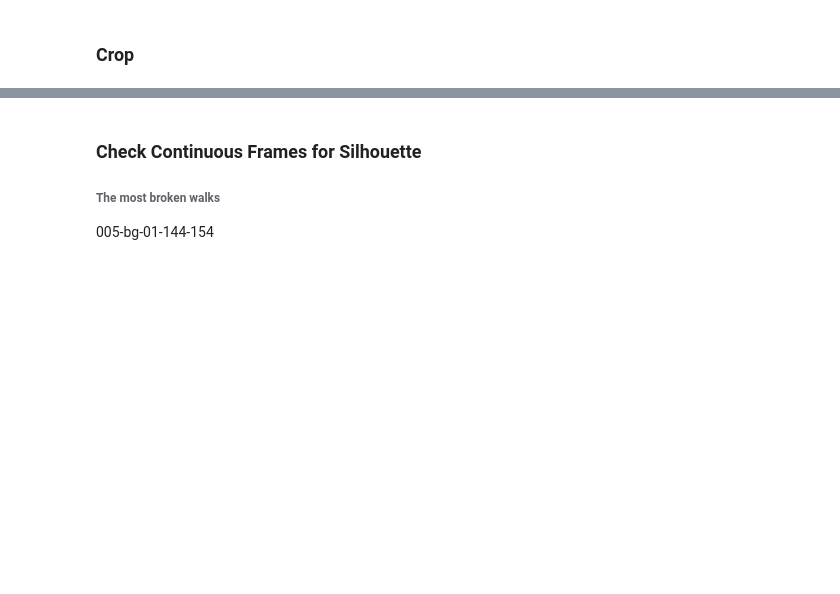
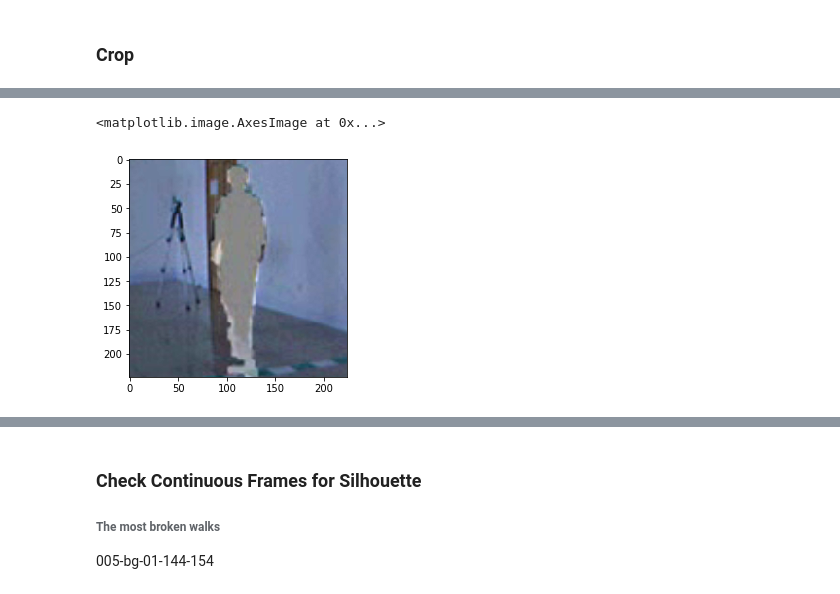
Before and after one commit to exitudio/VIBE, a Jupyter notebook: study/Silhouette-Video-Dataset.ipynb, the cells around one changed output, grey strips where cells are left out. Cells and saved outputs as stored; diff of their text form; code cells hidden in the pictures; blank space fills up the shorter version.

```diff
--- a/study/Silhouette-Video-Dataset.ipynb
+++ b/study/Silhouette-Video-Dataset.ipynb
@@ -123,3 +55,61 @@ plt.imshow(torch.permute((display_img - display_img.min())/(display_img.max()-di
+# %%
+def find_frame_idx(f, frames):
+    exact_frame = np.where(frames >= f)
+    if len(exact_frame[0]) > 0:
+        return exact_frame[0][0]
+    else:
+        return np.where(frames < f)[0][-1]
+# %%
+def rescale_to_1(val):
+    return (val - val.min())/(val.max()-val.min())
+# %%
+s_img_paths = glob.glob(s_folder+'/*')
+silhuette_imgs = []
+norm_imgs = []
+final_bboxes = []
+final_frames = []
+for i, s_img_path in enumerate(sorted(s_img_paths)):
+    # 1. video
+    s_img = cv2.imread(s_img_path)
+    f = int(s_img_path.split('/')[-1].split('.')[0].split('-')[-1])
+    idx = find_frame_idx(f, frames)
+    s_norm_img, s_raw_img, s_kp_2d = get_single_image_crop_demo(
+            s_img,
+            bboxes[idx],
+            kp_2d=None,
+            scale=1.1,
+            crop_size=64)
+    silhuette_imgs.append(s_raw_img[:,:,0])
+
+    # 2. silhouette
+    image_file_name = image_folder+'/'+str(frames[idx]).zfill(6)+'.png'
+    img = cv2.cvtColor(cv2.imread(image_file_name), cv2.COLOR_BGR2RGB)
+    norm_img, raw_img, kp_2d = get_single_image_crop_demo(
+            img,
+            bboxes[idx],
+            kp_2d=None,
+            scale=1.1,
+            crop_size=224)
+    norm_imgs.append(norm_img.detach().cpu().numpy())
+
+    # 3. preprocessed bboxes & frames
+    final_bboxes.append(bboxes[idx])
+    final_frames.append(f)
+#     if i == 50:
+#         break
+
+silhuette_imgs = np.array(silhuette_imgs)
+norm_imgs = np.array(norm_imgs)
+final_bboxes = np.array(final_bboxes)
+final_frames = np.array(final_frames)
+
+s_raw_img = cv2.resize(s_raw_img, dsize=(224, 224), interpolation=cv2.INTER_CUBIC)
+img = rescale_to_1(raw_img) + .5*rescale_to_1(s_raw_img)
+img = rescale_to_1(img)
+plt.imshow(img)
+# %% [output]
+<matplotlib.image.AxesImage at 0x...>
+[figure, added]
 # %%
 ss = s_raw_img[:,:,0]
 ss = np.expand_dims(ss, axis=2)
```
Also changed, not shown: parts of 21 cells of this notebook, 9 other files.
